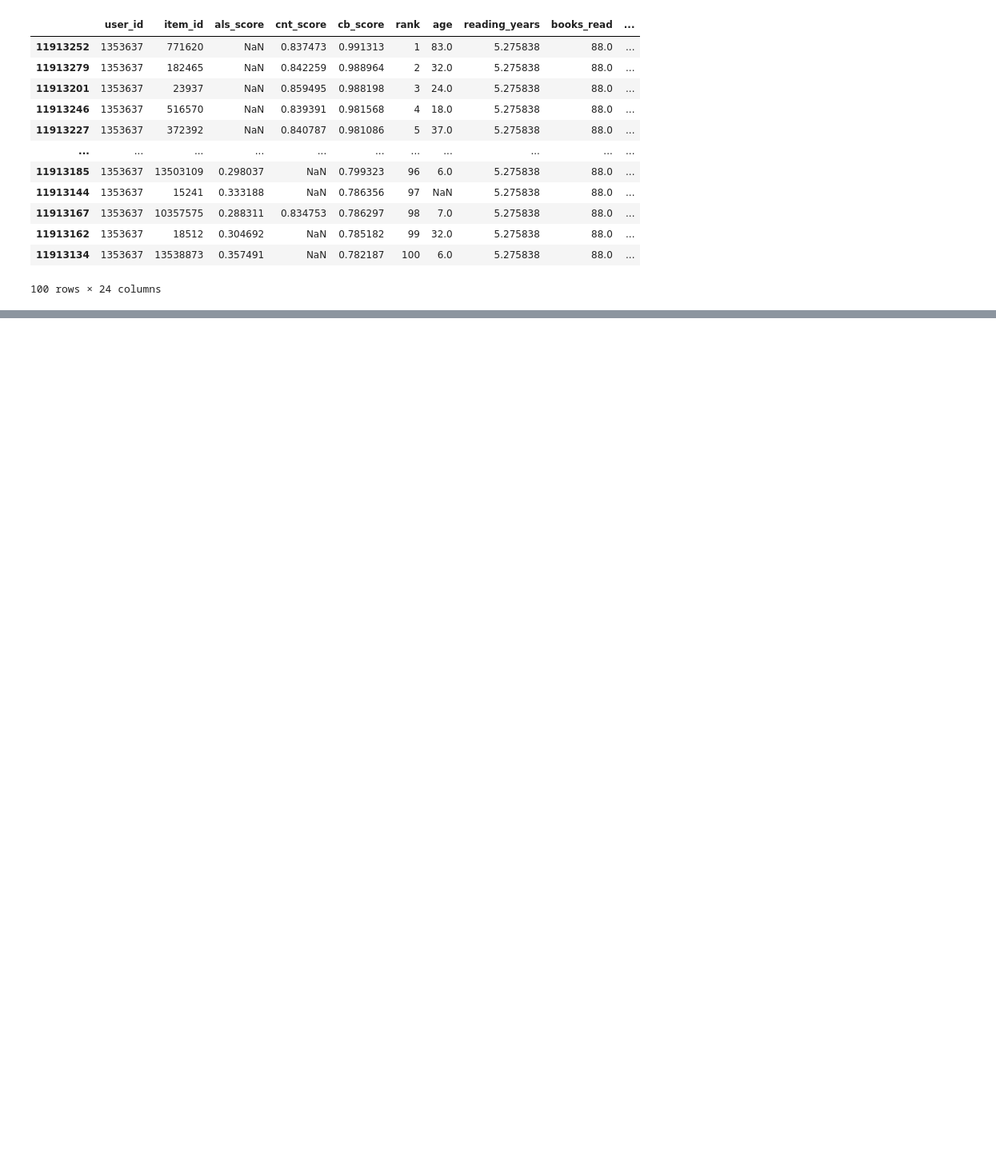
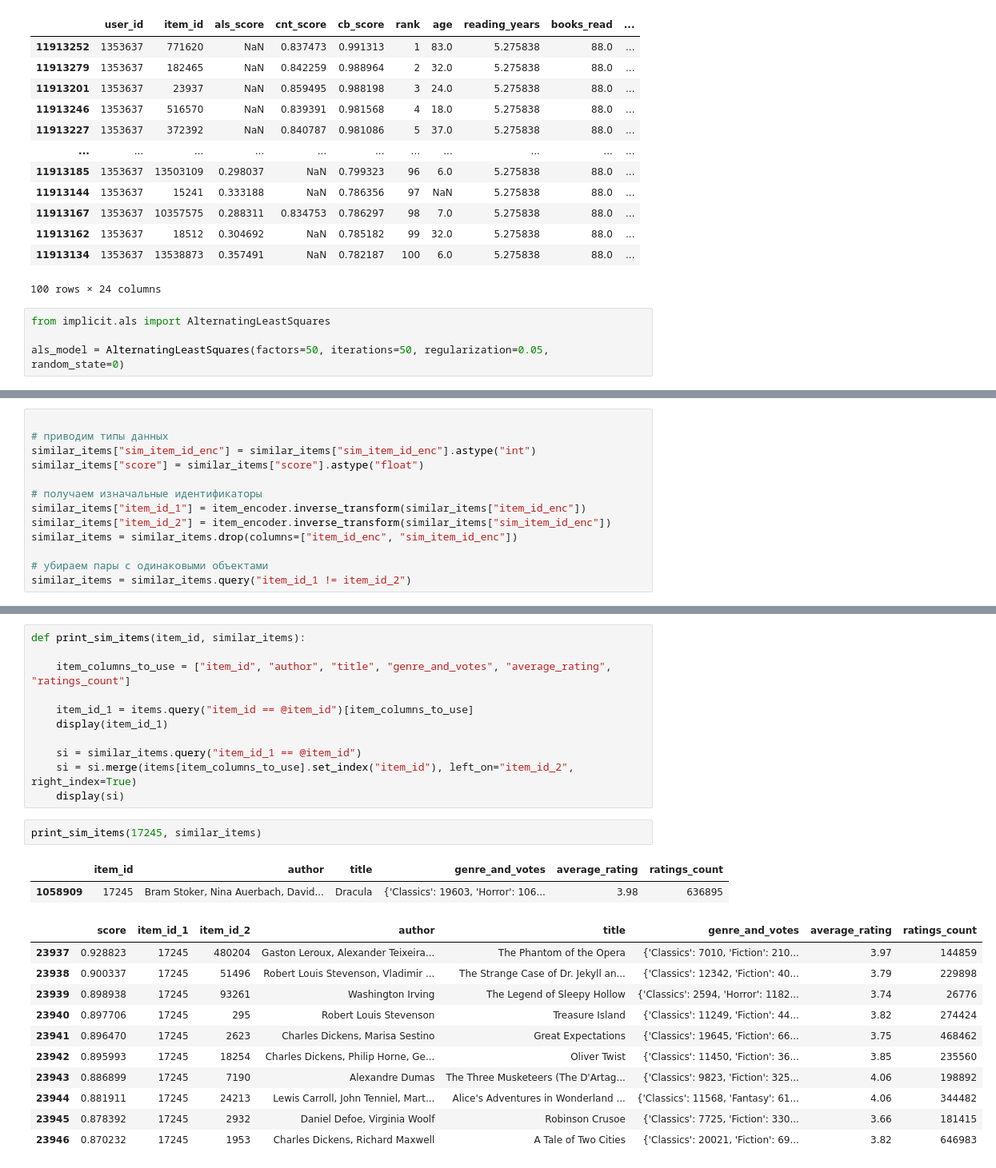
Before and after one commit to Efimovaam/mle-recsys-start, a Jupyter notebook: main_offline.ipynb, the cells around one changed output, grey strips where cells are left out. Shown at 80% size. Cells and saved outputs as stored; diff of their text form; blank space fills up the shorter version.

```diff
--- a/main_offline.ipynb
+++ b/main_offline.ipynb
@@ -1258,3 +1258,7 @@ rec[rec['user_id'] == 1353637]
 | 11913162 | 1353637 | 18512 | 0.304692 | NaN | 0.785182 | 99 | 32.0 | 5.275838 | 88.0 | ... |
 | 11913134 | 1353637 | 13538873 | 0.357491 | NaN | 0.782187 | 100 | 6.0 | 5.275838 | 88.0 | ... |
 100 rows × 24 columns
+# %%
+from implicit.als import AlternatingLeastSquares
+
+als_model = AlternatingLeastSquares(factors=50, iterations=50, regularization=0.05, random_state=0)
@@ -1260,0 +1293,13 @@ rec[rec['user_id'] == 1353637]
+# %%
+
+# приводим типы данных
+similar_items["sim_item_id_enc"] = similar_items["sim_item_id_enc"].astype("int")
+similar_items["score"] = similar_items["score"].astype("float")
+
+# получаем изначальные идентификаторы
+similar_items["item_id_1"] = item_encoder.inverse_transform(similar_items["item_id_enc"])
+similar_items["item_id_2"] = item_encoder.inverse_transform(similar_items["sim_item_id_enc"])
+similar_items = similar_items.drop(columns=["item_id_enc", "sim_item_id_enc"])
+
+# убираем пары с одинаковыми объектами
+similar_items = similar_items.query("item_id_1 != item_id_2")
@@ -1260,0 +1322,27 @@ rec[rec['user_id'] == 1353637]
+# %%
+def print_sim_items(item_id, similar_items):
+
+    item_columns_to_use = ["item_id", "author", "title", "genre_and_votes", "average_rating", "ratings_count"]
+
+    item_id_1 = items.query("item_id == @item_id")[item_columns_to_use]
+    display(item_id_1)
+
+    si = similar_items.query("item_id_1 == @item_id")
+    si = si.merge(items[item_columns_to_use].set_index("item_id"), left_on="item_id_2", right_index=True)
+    display(si)
+# %%
+print_sim_items(17245, similar_items)
+# %% [output]
+|  | item_id | author | title | genre_and_votes | average_rating | ratings_count |
+| 1058909 | 17245 | Bram Stoker, Nina Auerbach, David... | Dracula | {'Classics': 19603, 'Horror': 106... | 3.98 | 636895 |
+|  | score | item_id_1 | item_id_2 | author | title | genre_and_votes | average_rating | ratings_count |
+| 23937 | 0.928823 | 17245 | 480204 | Gaston Leroux, Alexander Teixeira... | The Phantom of the Opera | {'Classics': 7010, 'Fiction': 210... | 3.97 | 144859 |
+| 23938 | 0.900337 | 17245 | 51496 | Robert Louis Stevenson, Vladimir ... | The Strange Case of Dr. Jekyll an... | {'Classics': 12342, 'Fiction': 40... | 3.79 | 229898 |
+| 23939 | 0.898938 | 17245 | 93261 | Washington Irving | The Legend of Sleepy Hollow | {'Classics': 2594, 'Horror': 1182... | 3.74 | 26776 |
+| 23940 | 0.897706 | 17245 | 295 | Robert Louis Stevenson | Treasure Island | {'Classics': 11249, 'Fiction': 44... | 3.82 | 274424 |
+| 23941 | 0.896470 | 17245 | 2623 | Charles Dickens, Marisa Sestino | Great Expectations | {'Classics': 19645, 'Fiction': 66... | 3.75 | 468462 |
+| 23942 | 0.895993 | 17245 | 18254 | Charles Dickens, Philip Horne, Ge... | Oliver Twist | {'Classics': 11450, 'Fiction': 36... | 3.85 | 235560 |
+| 23943 | 0.886899 | 17245 | 7190 | Alexandre Dumas | The Three Musketeers (The D'Artag... | {'Classics': 9823, 'Fiction': 325... | 4.06 | 198892 |
+| 23944 | 0.881911 | 17245 | 24213 | Lewis Carroll, John Tenniel, Mart... | Alice's Adventures in Wonderland ... | {'Classics': 11568, 'Fantasy': 61... | 4.06 | 344482 |
+| 23945 | 0.878392 | 17245 | 2932 | Daniel Defoe, Virginia Woolf | Robinson Crusoe | {'Classics': 7725, 'Fiction': 330... | 3.66 | 181415 |
+| 23946 | 0.870232 | 17245 | 1953 | Charles Dickens, Richard Maxwell | A Tale of Two Cities | {'Classics': 20021, 'Fiction': 69... | 3.82 | 646983 |
```
Also changed, not shown: parts of 5 cells of this notebook, 8 other files.
